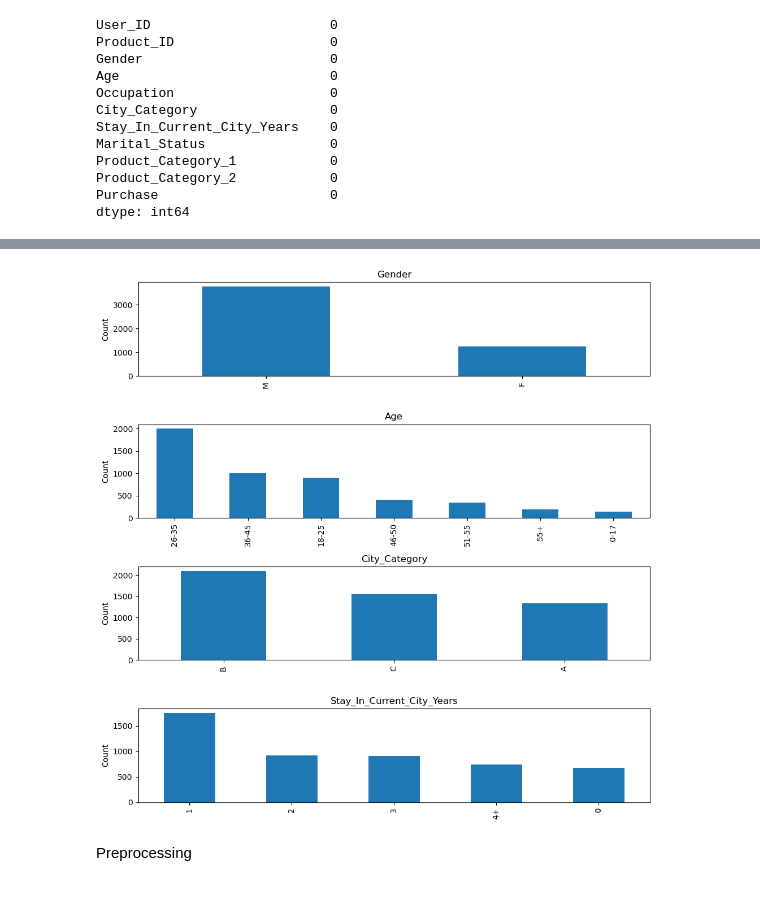
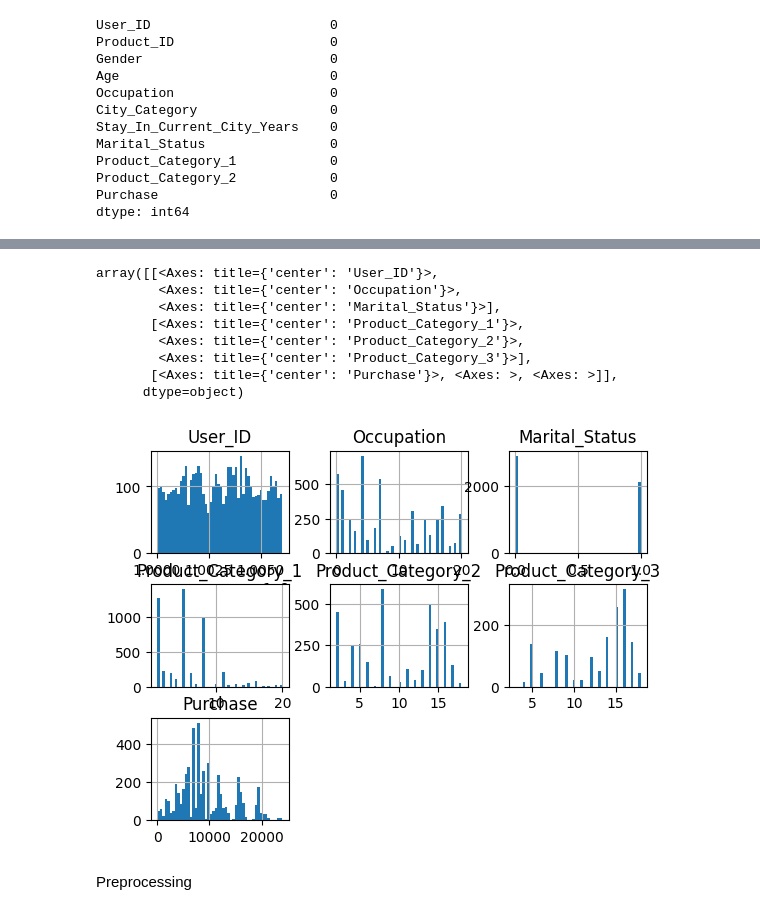
Before and after one commit to jiboo01/Tobigs20, a Jupyter notebook: 4주차 과제/tobigs20_KNN_Assignment_.ipynb, the cells around one changed output, grey strips where cells are left out. Drawn from its saved outputs; the diff is of its cells as text; code cells hidden in the pictures.

```diff
--- a/4주차 과제/tobigs20_KNN_Assignment_.ipynb
+++ b/4주차 과제/tobigs20_KNN_Assignment_.ipynb
@@ -94,17 +101,17 @@ numeric_stats
-# %%
-categorical_columns = df.select_dtypes(include=["object"]).columns
-selected_categorical_columns = [col for col in categorical_columns if col != "Product_ID"]
-
-fig, axes = plt.subplots(nrows=len(selected_categorical_columns), figsize=(10, 10))
-for i, col in enumerate(selected_categorical_columns):
-    df[col].value_counts().plot(kind='bar', ax=axes[i])
-    axes[i].set_title(col)
-    axes[i].set_ylabel("Count")
-
-plt.tight_layout()
-plt.show()
-# %% [output]
-[figure, removed]
+# %%
+import matplotlib.pyplot as plt
+
+df.hist(bins=50)
+# %% [output]
+array([[<Axes: title={'center': 'User_ID'}>,
+        <Axes: title={'center': 'Occupation'}>,
+        <Axes: title={'center': 'Marital_Status'}>],
+       [<Axes: title={'center': 'Product_Category_1'}>,
+        <Axes: title={'center': 'Product_Category_2'}>,
+        <Axes: title={'center': 'Product_Category_3'}>],
+       [<Axes: title={'center': 'Purchase'}>, <Axes: >, <Axes: >]],
+      dtype=object)
+[figure, added]
 # %% [markdown]
 Preprocessing
 # %%
```
Also changed, not shown: parts of 6 cells of this notebook.
